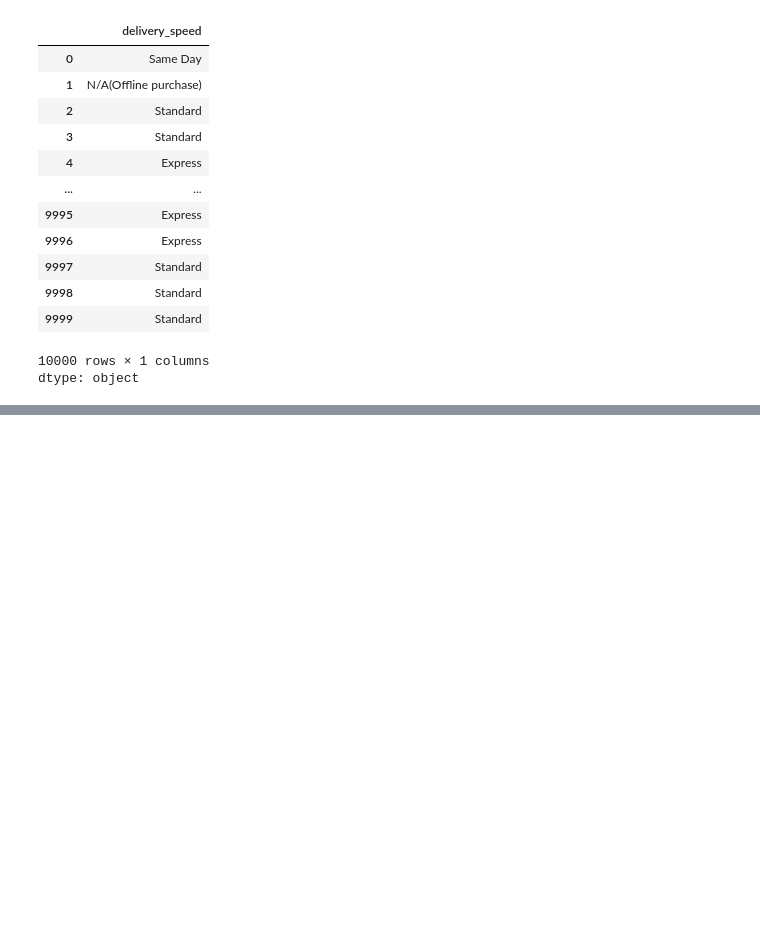
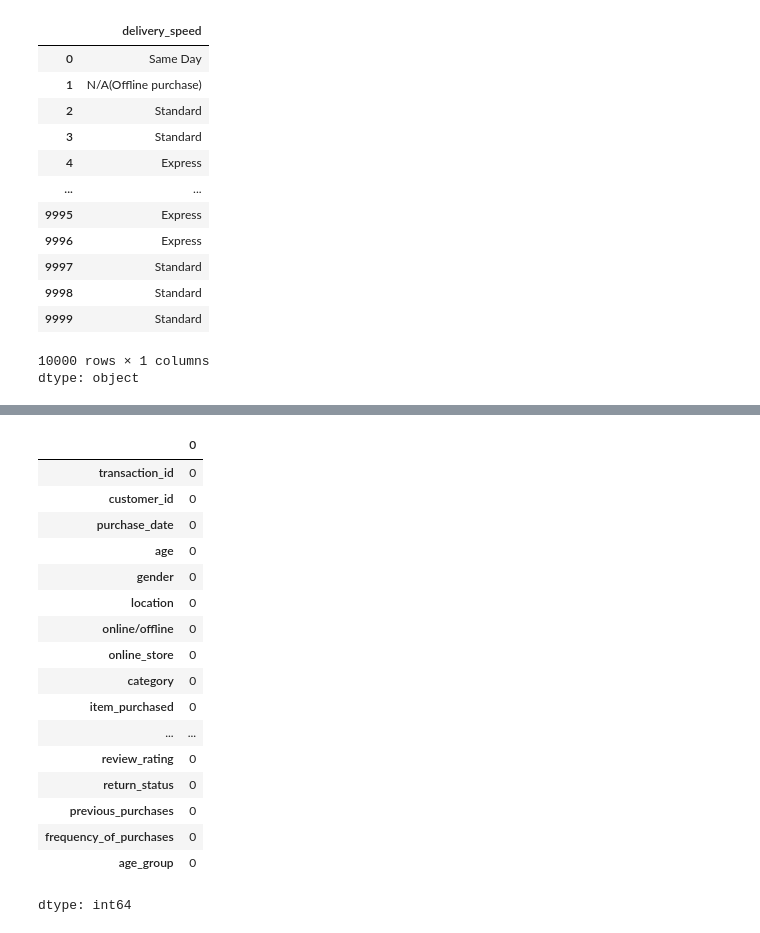
Before and after one commit to rudrascience/Customer-Shopping-Trends-Analysis, a Jupyter notebook: Kaggle_Customer_Shopping_Behavior.ipynb, the cells around one changed output, grey strips where cells are left out. Cells and saved outputs as stored; diff of their text form; code cells hidden in the pictures; blank space fills up the shorter version.

```diff
--- a/Kaggle_Customer_Shopping_Behavior.ipynb
+++ b/Kaggle_Customer_Shopping_Behavior.ipynb
@@ -126 +124,22 @@ df[['age','age_group']].head(10)
 | 9 | 33 | Adult |
+# %%
+df.isnull().sum()
+# %% [output]
+|  | 0 |
+| transaction_id | 0 |
+| customer_id | 0 |
+| purchase_date | 0 |
+| age | 0 |
+| gender | 0 |
+| location | 0 |
+| online/offline | 0 |
+| online_store | 0 |
+| category | 0 |
+| item_purchased | 0 |
+| ... | ... |
+| review_rating | 0 |
+| return_status | 0 |
+| previous_purchases | 0 |
+| frequency_of_purchases | 0 |
+| age_group | 0 |
+dtype: int64
```
Also changed, not shown: parts of 3 cells of this notebook.
